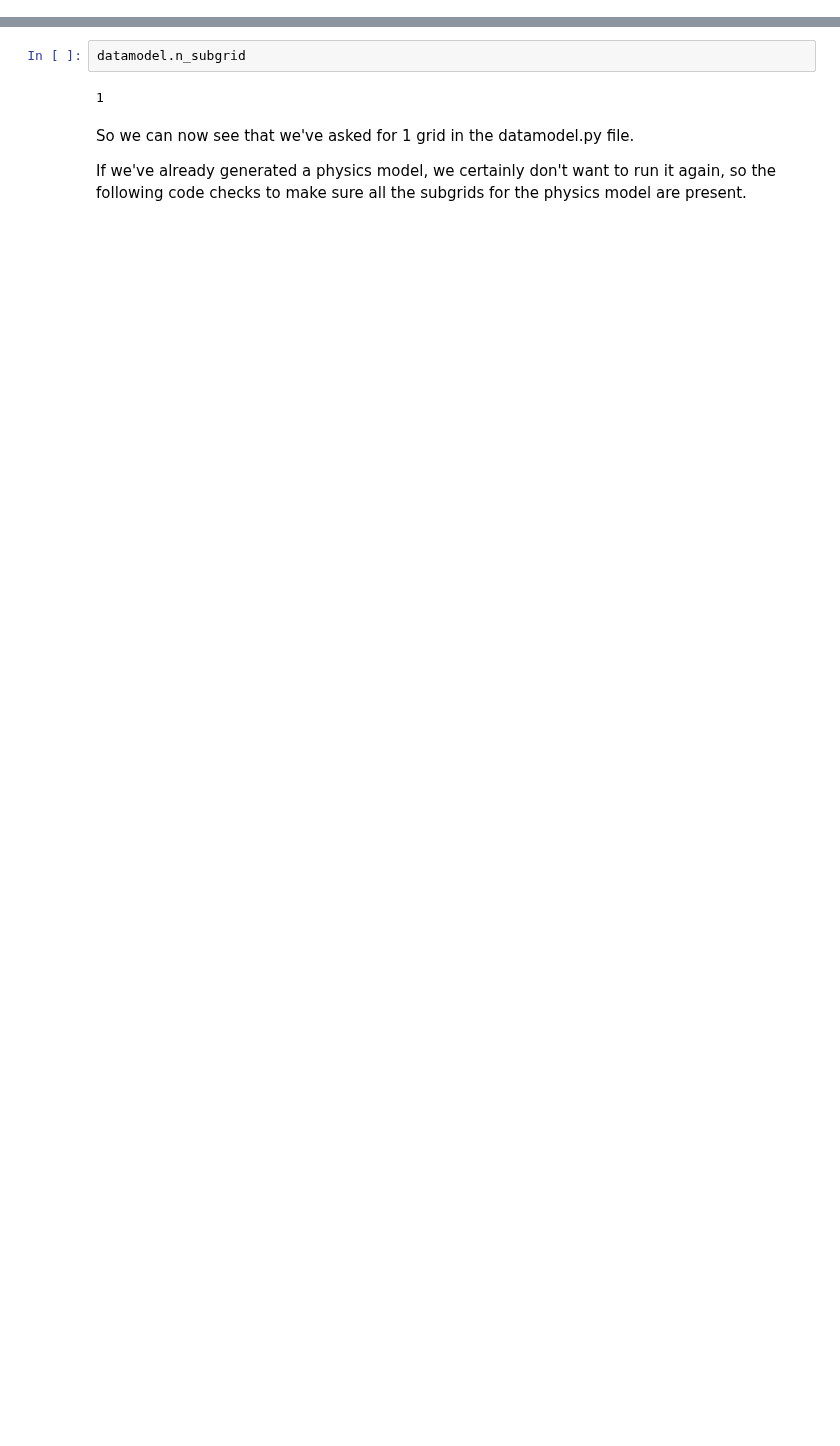
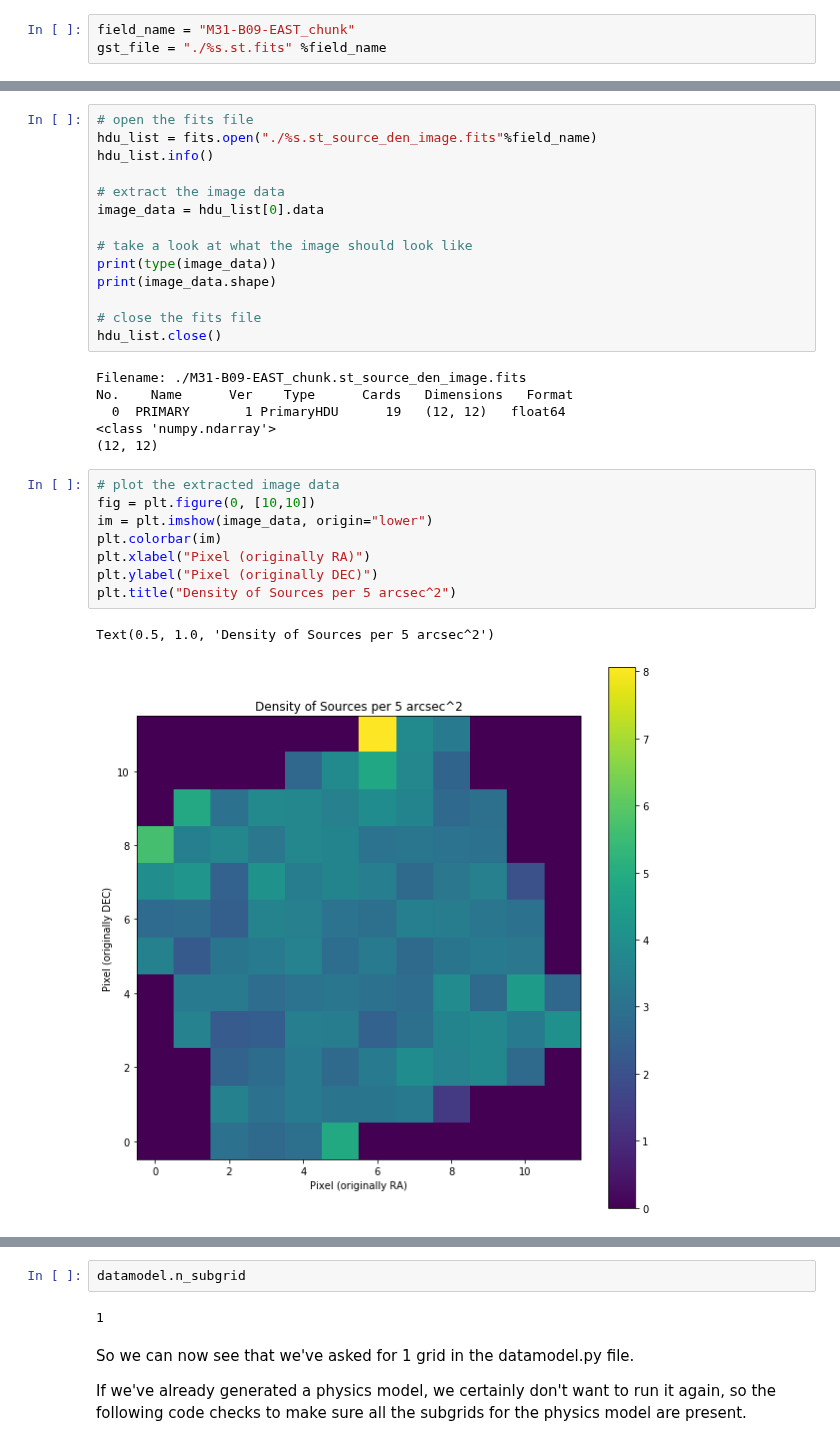
Before and after one commit to BEAST-Fitting/beast-examples, a Jupyter notebook: M31_Example/M31_workflow.ipynb, the cells around one changed output, grey strips where cells are left out. Drawn from its saved outputs; the diff is of its cells as text; blank space fills up the shorter version.

```diff
--- a/M31_Example/M31_workflow.ipynb
+++ b/M31_Example/M31_workflow.ipynb
@@ -209,0 +82,3 @@ This file is also where you specify the parameters and resolution of your physic
+# %%
+field_name = "M31-B09-EAST_chunk"
+gst_file = "./%s.st.fits" %field_name
@@ -209,0 +174,31 @@ This file is also where you specify the parameters and resolution of your physic
+# %%
+# open the fits file
+hdu_list = fits.open("./%s.st_source_den_image.fits"%field_name)
+hdu_list.info()
+
+# extract the image data
+image_data = hdu_list[0].data
+
+# take a look at what the image should look like
+print(type(image_data))
+print(image_data.shape)
+
+# close the fits file
+hdu_list.close()
+# %% [output]
+Filename: ./M31-B09-EAST_chunk.st_source_den_image.fits
+No.    Name      Ver    Type      Cards   Dimensions   Format
+  0  PRIMARY       1 PrimaryHDU      19   (12, 12)   float64
+<class 'numpy.ndarray'>
+(12, 12)
+# %%
+# plot the extracted image data
+fig = plt.figure(0, [10,10])
+im = plt.imshow(image_data, origin="lower")
+plt.colorbar(im)
+plt.xlabel("Pixel (originally RA)")
+plt.ylabel("Pixel (originally DEC)")
+plt.title("Density of Sources per 5 arcsec^2")
+# %% [output]
+Text(0.5, 1.0, 'Density of Sources per 5 arcsec^2')
+[figure, added]
```
Also changed, not shown: parts of 128 cells of this notebook, 1 other file.
